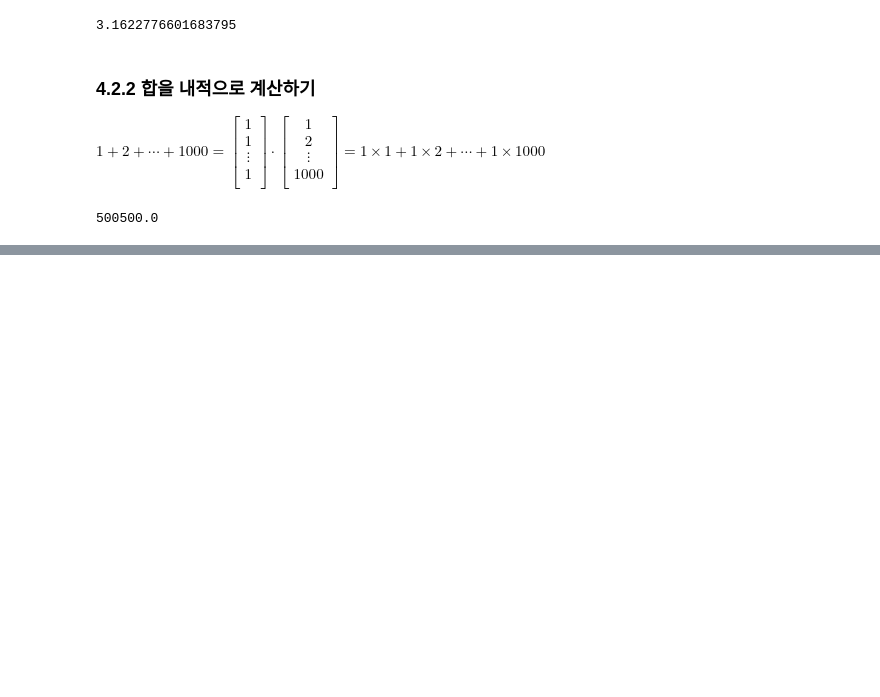
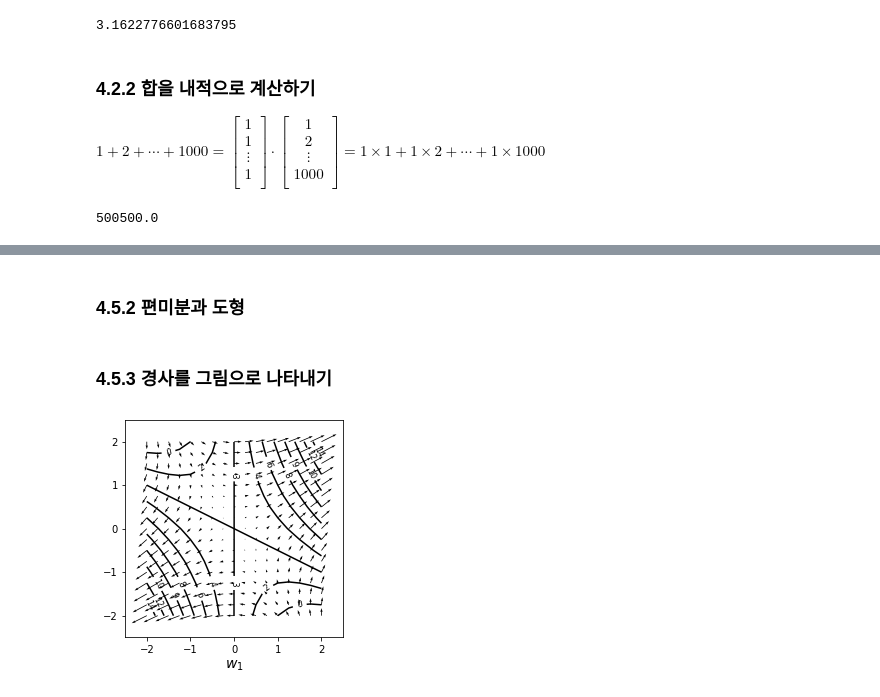
Before and after one commit to led156/study_python-AI, a Jupyter notebook: 파이썬으로 배우는 머신러닝의 교과서/chap4.ipynb, the cells around one changed output, grey strips where cells are left out. Cells and saved outputs as stored; diff of their text form; code cells hidden in the pictures; blank space fills up the shorter version.

Commit message:
머신러닝에 필요한 수학의 기본

```diff
--- a/파이썬으로 배우는 머신러닝의 교과서/chap4.ipynb
+++ b/파이썬으로 배우는 머신러닝의 교과서/chap4.ipynb
@@ -100,0 +141,58 @@ print(a.dot(b)) # 계산처리가 보다 빠름
+# %% [markdown]
+### 4.5.2 편미분과 도형
+# %% [markdown]
+### 4.5.3 경사를 그림으로 나타내기
+# %%
+import numpy as np
+import matplotlib.pyplot as plt
+
+def f(w0, w1): # 함수 f 정의
+    return w0**2 + 2*w0*w1 + 3
+def df_dw0(w0, w1): # f의 w0에 대한 편미분
+    return 2*w0 + 2*w1
+def df_dw1(w0, w1): # f의 w1에 대한 편미분
+    return 2*w0 + 0*w1
+
+w_range = 2
+dw = 0.25
+
+w0 = np.arange(-w_range, w_range + dw, dw)
+w1 = np.arange(-w_range, w_range + dw, dw)
+wn = w0.shape[0]
+ww0, ww1 = np.meshgrid(w0, w1) # 격자 모양으로 나눈 w0과 w1을 2차원 배열 ww0, ww1에 저장.
+ff = np.zeros((len(w0), len(w1)))
+dff_dw0 = np.zeros((len(w0), len(w1)))
+dff_dw1 = np.zeros((len(w0), len(w1)))
+for i0 in range(wn): # 편미분 값 계산. ddf_dw0, ddf_dw1에 저장.
+    for i1 in range(wn):
+        ff[i1, i0] = f(w0[i0], w1[i1])
+        dff_dw0[i1, i0] = df_dw0(w0[i0], w1[i1])
+        dff_dw1[i1, i0] = df_dw1(w0[i0], w1[i1])
+
+plt.figure(figsize=(9, 4))
+plt.subplots_adjust(wspace=0.3)
+plt.subplot(1, 2, 1)
+cont = plt.contour(ww0, ww1, ff, 10, colors='k') # f의 등고선 표시
+cont.clabel(fmt='%2.0f', fontsize = 8)
+plt.xticks(range(-w_range, w_range+1, 1))
+plt.yticks(range(-w_range, w_range+1, 1))
+plt.xlim(-w_range - 0.5, w_range + 0.5)
+plt.ylim(-w_range - 0.5, w_range + 0.5)
+plt.xlabel("$w_0$", fontsize = 14)
+plt.xlabel("$w_1$", fontsize = 14)
+
+plt.subplot(1, 2, 1)
+plt.quiver(ww0, ww1, dff_dw0, dff_dw1) # f의 경사 벡터 표시. 좌표 점 (ww0, ww1)부터 방향 (ddf_dw0, dff_dw1)의 화살표를 그림.
+plt.xlabel('$w_0$', fontsize = 14)
+plt.xlabel('$w_1$', fontsize = 14)
+plt.xticks(range(-w_range, w_range+1, 1))
+plt.yticks(range(-w_range, w_range+1, 1))
+plt.xlim(-w_range - 0.5, w_range + 0.5)
+plt.ylim(-w_range - 0.5, w_range + 0.5)
+plt.show()
+
+# 벡터는 각 점에서 경사가 높은 쪽을 향하고 있음. 경사가 가파른 정도가 클수록(등고선 간격이 좁을수록) 화살표가 길다.
+# 화살표를 따라가거나, 역방향으로 가다보면 지형의 높은 부분, 낮은 부분에 도달한다 -> 경사가 함수의 최대점, 최소점을 찾는데 중요한 개념이 됨.
+# => 머신러닝에서 오차 함수의 최소점을 구하기 위해 오차 함수의 경사를 이용.
+# %% [output]
+[figure, added]
```
Also changed, not shown: parts of 6 cells of this notebook.
